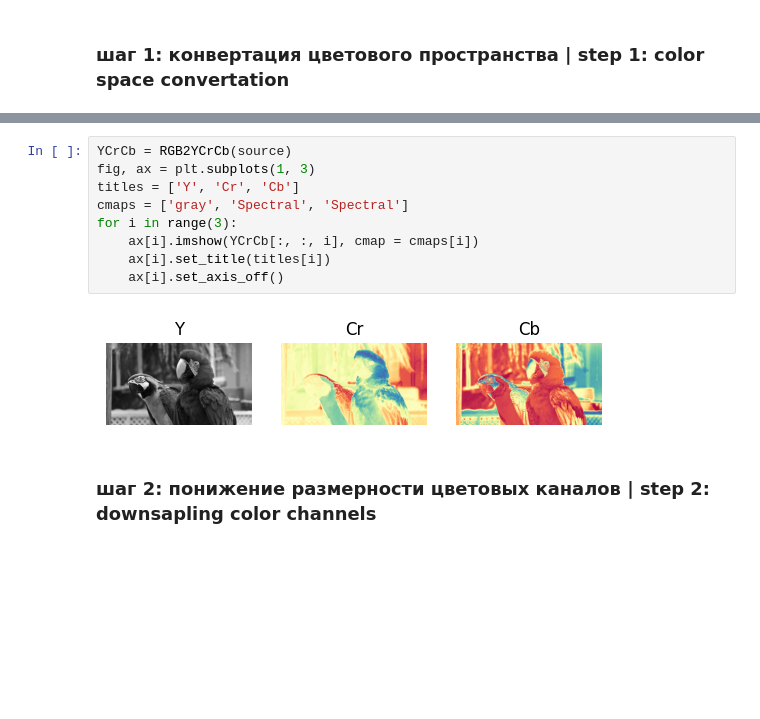
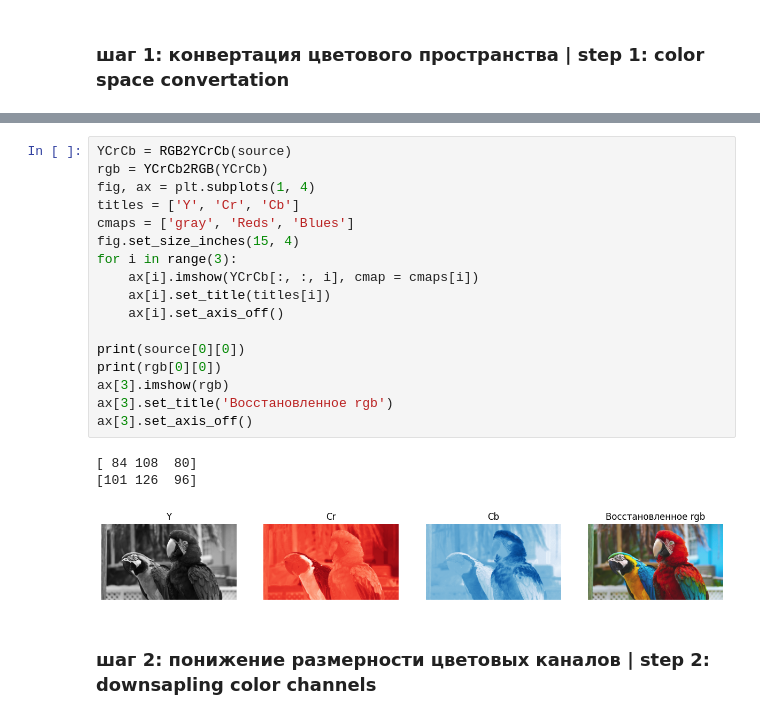
Before and after one commit to iiifd2u/Compression, a Jupyter notebook: jpeg/jpeg.ipynb, the cells around one changed output, grey strips where cells are left out. Cells and saved outputs as stored; diff of their text form; blank space fills up the shorter version.

```diff
--- a/jpeg/jpeg.ipynb
+++ b/jpeg/jpeg.ipynb
@@ -53,14 +87,24 @@ def RGB2YCrCb(source:np.ndarray)->np.ndarray:
 # %%
 YCrCb = RGB2YCrCb(source)
-fig, ax = plt.subplots(1, 3)
+rgb = YCrCb2RGB(YCrCb)
+fig, ax = plt.subplots(1, 4)
 titles = ['Y', 'Cr', 'Cb']
-cmaps = ['gray', 'Spectral', 'Spectral']
+cmaps = ['gray', 'Reds', 'Blues']
+fig.set_size_inches(15, 4)
 for i in range(3):
     ax[i].imshow(YCrCb[:, :, i], cmap = cmaps[i])
     ax[i].set_title(titles[i])
     ax[i].set_axis_off()
+
+print(source[0][0])
+print(rgb[0][0])
+ax[3].imshow(rgb)
+ax[3].set_title('Восстановленное rgb')
+ax[3].set_axis_off()
 # %% [output]
+[ 84 108  80]
+[101 126  96]
-[figure, old version]
+[figure, new version]
 # %% [markdown]
 ### шаг 2: понижение размерности цветовых каналов | step 2: downsapling color channels
 # %%
```
Also changed, not shown: parts of 3 cells of this notebook.
